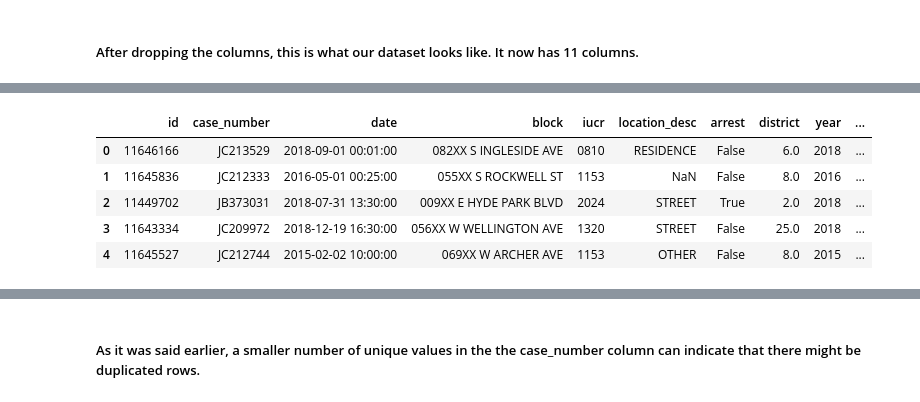
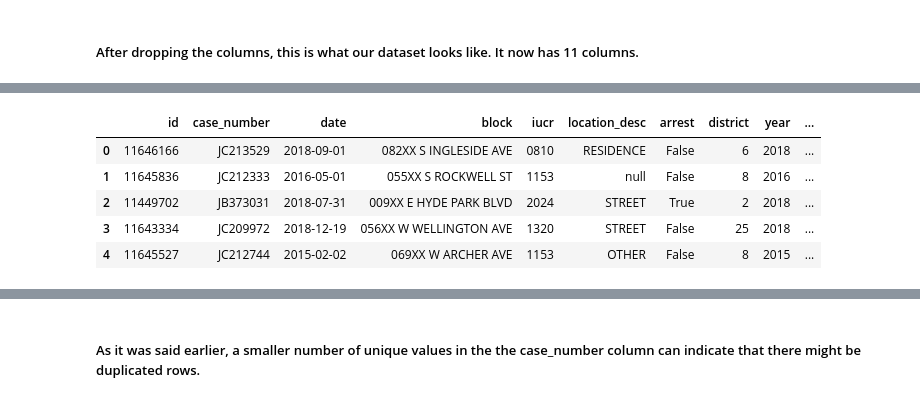
Before and after one commit to YOANGELICA/chicago_crimes_etl, a Jupyter notebook: EDA.ipynb, the cells around one changed output, grey strips where cells are left out. Cells and saved outputs as stored; diff of their text form; code cells hidden in the pictures.

```diff
--- a/EDA.ipynb
+++ b/EDA.ipynb
@@ -116,19 +131,31 @@ As it was stated before, we need to alter the data to insert it into the databas
 # %%
-#Cambiar nombres de columnas para la subida a la base de datos
+# Cambiar nombres de columnas para la subida a la base de datos
 df.columns = ["id","case_number","date","block","iucr","location_desc","arrest","district","year","updated_on","location"]
-
-# cambiar formato
-df['date'] = pd.to_datetime(df['date'], format='%m/%d/%Y %I:%M:%S %p')
-df['updated_on'] = pd.to_datetime(df['updated_on'], format='%m/%d/%Y %I:%M:%S %p')
-
-df.head()
-# %% [output]
-|  | id | case_number | date | block | iucr | location_desc | arrest | district | year | ... |
-| 0 | 11646166 | JC213529 | 2018-09-01 00:01:00 | 082XX S INGLESIDE AVE | 0810 | RESIDENCE | False | 6.0 | 2018 | ... |
-| 1 | 11645836 | JC212333 | 2016-05-01 00:25:00 | 055XX S ROCKWELL ST | 1153 | NaN | False | 8.0 | 2016 | ... |
-| 2 | 11449702 | JB373031 | 2018-07-31 13:30:00 | 009XX E HYDE PARK BLVD | 2024 | STREET | True | 2.0 | 2018 | ... |
-| 3 | 11643334 | JC209972 | 2018-12-19 16:30:00 | 056XX W WELLINGTON AVE | 1320 | STREET | False | 25.0 | 2018 | ... |
-| 4 | 11645527 | JC212744 | 2015-02-02 10:00:00 | 069XX W ARCHER AVE | 1153 | OTHER | False | 8.0 | 2015 | ... |
+# %%
+# crear columna time, a partir de la col date convirtiéndola en dtype datetime
+df['date'] = pd.to_datetime(df['date'], format='%m/%d/%Y %I:%M:%S %p')
+df['time'] = df['date'].apply(lambda x: x.time())
+
+# cambiar  formato de updated on
+df['updated_on'] = pd.to_datetime(df['updated_on'], format='%m/%d/%Y %I:%M:%S %p')
+
+# tomar solo la parte de date, queda dtype object
+df['date'] = pd.to_datetime(df['date'], format='%m/%d/%Y %I:%M:%S %p').dt.date
+
+# reemplazar datos faltantes
+df = df.fillna({'case_number': 'null', 'location_desc': 'null', 'district': 0, 'location': 0})
+
+# cambiar el tipo de dato de la columna distrito
+df['district'] = df['district'].astype(int)
+
+df.head()
+# %% [output]
+|  | id | case_number | date | block | iucr | location_desc | arrest | district | year | ... |
+| 0 | 11646166 | JC213529 | 2018-09-01 | 082XX S INGLESIDE AVE | 0810 | RESIDENCE | False | 6 | 2018 | ... |
+| 1 | 11645836 | JC212333 | 2016-05-01 | 055XX S ROCKWELL ST | 1153 | null | False | 8 | 2016 | ... |
+| 2 | 11449702 | JB373031 | 2018-07-31 | 009XX E HYDE PARK BLVD | 2024 | STREET | True | 2 | 2018 | ... |
+| 3 | 11643334 | JC209972 | 2018-12-19 | 056XX W WELLINGTON AVE | 1320 | STREET | False | 25 | 2018 | ... |
+| 4 | 11645527 | JC212744 | 2015-02-02 | 069XX W ARCHER AVE | 1153 | OTHER | False | 8 | 2015 | ... |
 # %%
 df.info()
 # %% [output]
```
Also changed, not shown: parts of 11 cells of this notebook.
